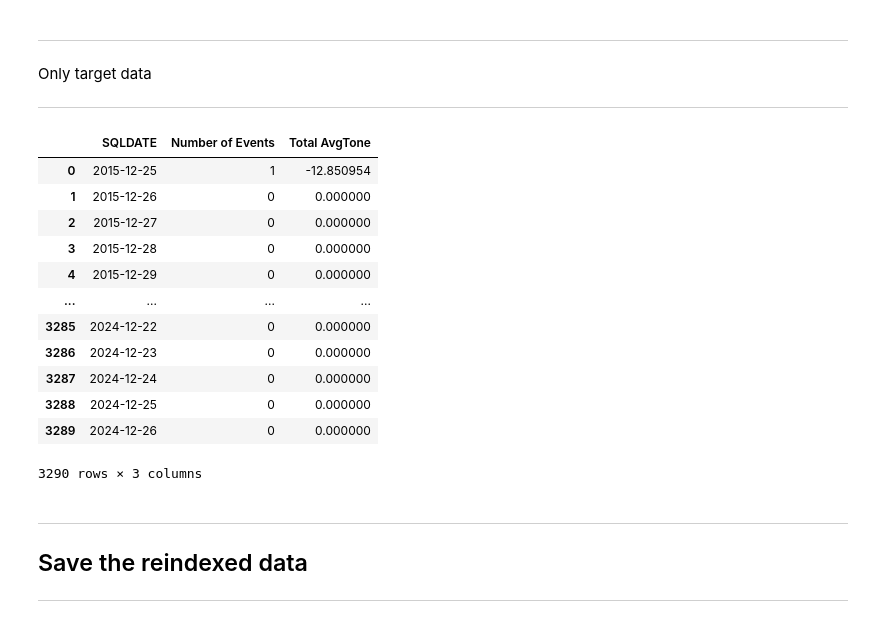
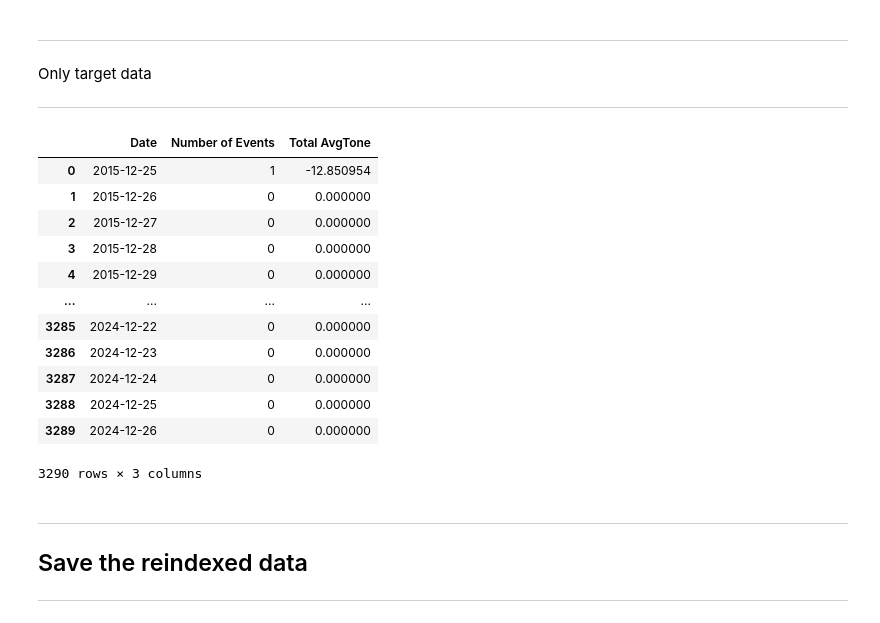
Before and after one commit to wweissbluth/civil_unrest_predictor, a Jupyter notebook: chicago_civil_unrest/4_data_reindexing.ipynb, the cells around one changed output. Drawn from its saved outputs; the diff is of its cells as text; code cells hidden in the pictures.

```diff
--- a/chicago_civil_unrest/4_data_reindexing.ipynb
+++ b/chicago_civil_unrest/4_data_reindexing.ipynb
@@ -110,27 +110,24 @@ Only target data
 
 ---
 # %%
-# Rename 'Date' column to 'SQLDATE'
-target_data.rename(columns={'Date': 'SQLDATE'}, inplace=True)
-
-# Convert SQLDATE to datetime
-target_data['SQLDATE'] = pd.to_datetime(target_data['SQLDATE'], format='%Y-%m-%d')
+# Convert Date to datetime
+target_data['Date'] = pd.to_datetime(target_data['Date'], format='%Y-%m-%d')
 
 # Aggregate target_data by date
-aggregated = target_data.groupby('SQLDATE').agg({'EventCode': 'size', 'AvgTone': 'sum'}).reset_index()
-aggregated.columns = ['SQLDATE', 'Number of Events', 'Total AvgTone']
+aggregated = target_data.groupby('Date').agg({'EventCode': 'size', 'AvgTone': 'sum'}).reset_index()
+aggregated.columns = ['Date', 'Number of Events', 'Total AvgTone']
 
 # Create a date range and reindex the dataframe
-all_dates = pd.date_range(start=aggregated['SQLDATE'].min(), end=pd.Timestamp.today())
-reindexed_target_data = aggregated.set_index('SQLDATE').reindex(all_dates, fill_value=0).reset_index()
+all_dates = pd.date_range(start=aggregated['Date'].min(), end=pd.Timestamp.today())
+reindexed_target_data = aggregated.set_index('Date').reindex(all_dates, fill_value=0).reset_index()
 
 # Rename columns
-reindexed_target_data.columns = ['SQLDATE', 'Number of Events', 'Total AvgTone']
+reindexed_target_data.columns = ['Date', 'Number of Events', 'Total AvgTone']
 
 # Display the resulting DataFrame
 reindexed_target_data
 # %% [output]
-|  | SQLDATE | Number of Events | Total AvgTone |
+|  | Date | Number of Events | Total AvgTone |
 | 0 | 2015-12-25 | 1 | -12.850954 |
 | 1 | 2015-12-26 | 0 | 0.000000 |
 | 2 | 2015-12-27 | 0 | 0.000000 |
```
Also changed, not shown: 4 other files.
